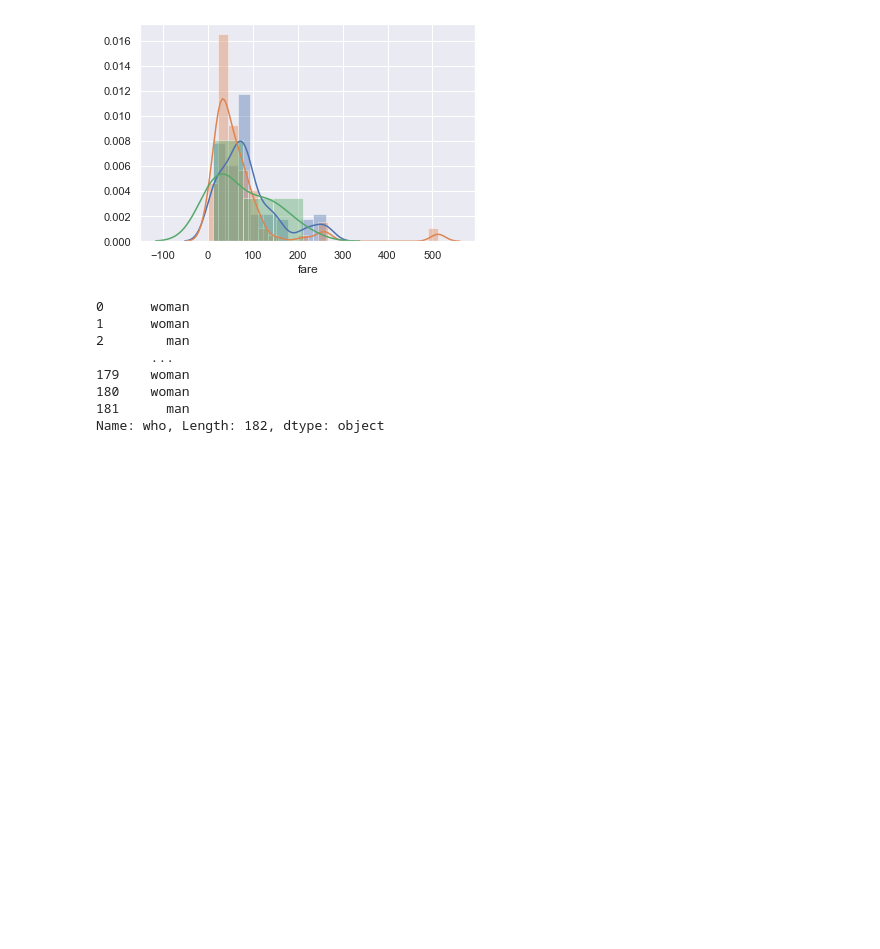
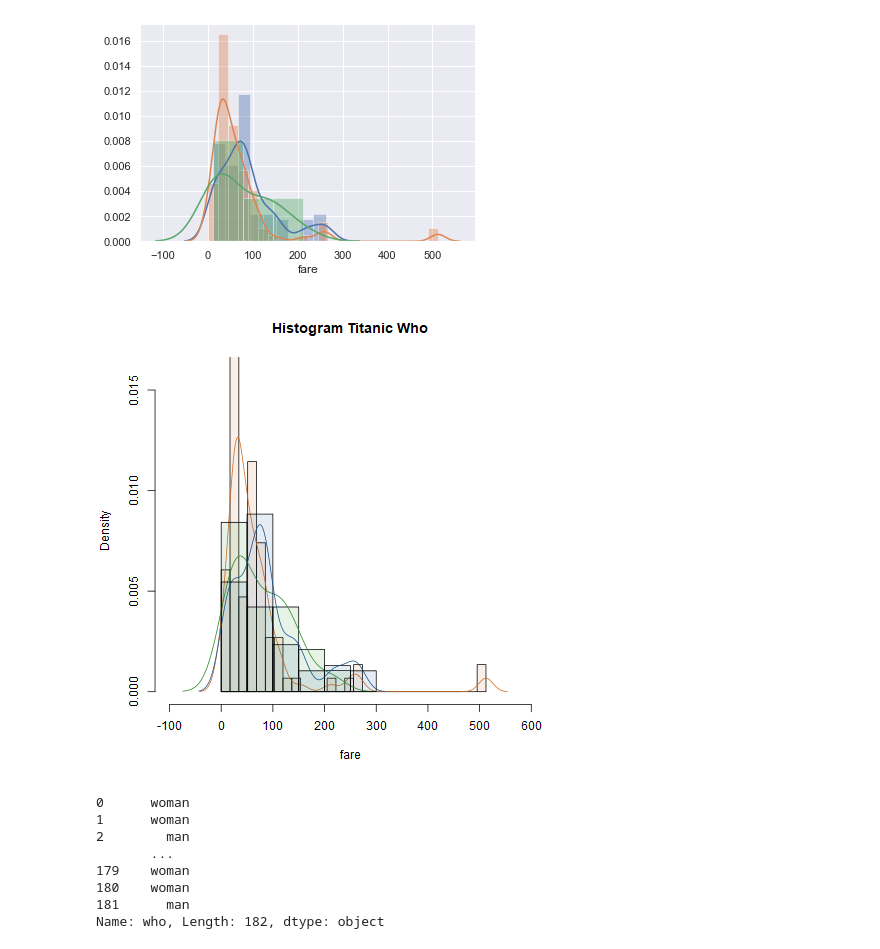
Before and after one commit to kurbaniec/everything-data-science, a Jupyter notebook: Visualisation.ipynb, the cells around one changed output. Saved outputs shown, nothing was run; the diff lists cells and outputs as text; code cells hidden in the pictures; blank space fills up the shorter version.

```diff
--- a/Visualisation.ipynb
+++ b/Visualisation.ipynb
@@ -183,6 +183,30 @@ sns.distplot(ti.loc[ti['who'] == 'man', 'fare'])
 sns.distplot(ti.loc[ti['who'] == 'child', 'fare']);
 # %% [output]
 [figure]
+# %%
+%%R
+# Multiple figures in one plot: https://stackoverflow.com/a/9976492
+# Transparent color: https://stackoverflow.com/a/30940291
+hist(ti$Fare[ti$Who=="man"], freq=FALSE, breaks=breakInterval(ti$Fare[ti$Who=="man"], 30),
+    xlab="fare", main="Histogram Titanic Who",
+    col = c(adjustcolor( "chocolate", alpha.f = 0.1)),
+    xlim=c(-100,600),
+    ylim=c(0,0.016)
+)
+dens <- density(ti$Fare[ti$Who=="man"])
+lines(dens, col = c("chocolate"))
+
+hist(ti$Fare[ti$Who=="child"], freq=FALSE, main="Histogram Titanic Who",
+     col = c(adjustcolor( "forestgreen", alpha.f = 0.1)), add=TRUE)
+dens <- density(ti$Fare[ti$Who=="child"])
+lines(dens, col = c("forestgreen"))
+
+hist(ti$Fare[ti$Who=="woman"], freq=FALSE, main="Histogram Titanic Who",
+     col = c(adjustcolor( "dodgerblue4", alpha.f = 0.1)), add=TRUE)
+dens <- density(ti$Fare[ti$Who=="woman"])
+lines(dens, col = c("dodgerblue4"))
+# %% [output]
+[figure, added]
 # %%
 ti['who']
 # %% [output]
```
